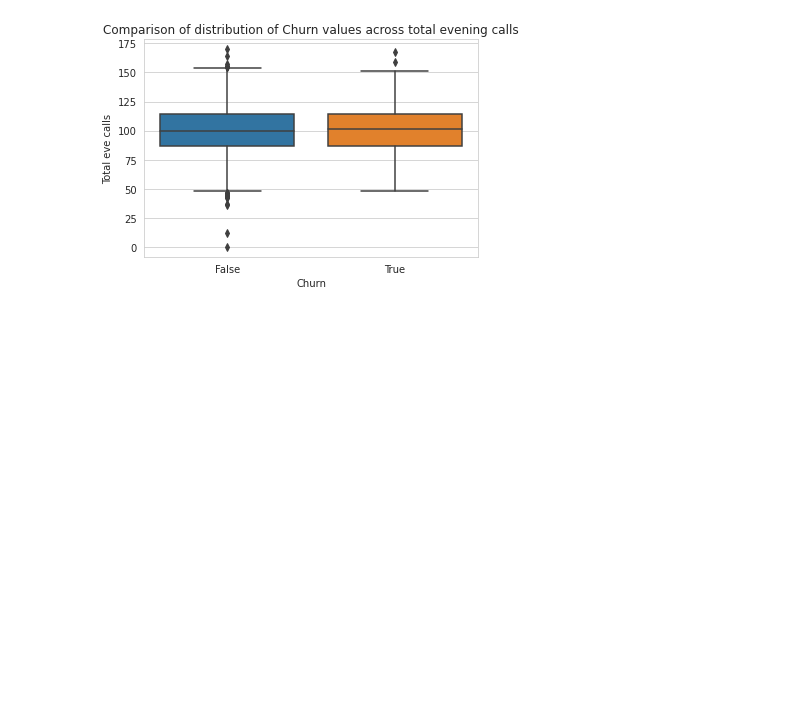
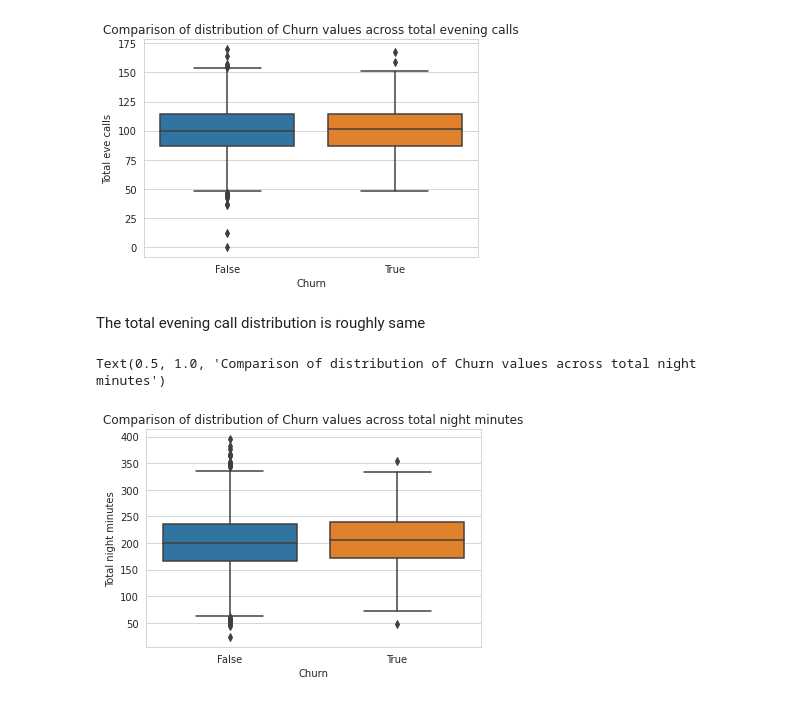
Before and after one commit to ShubhamCDgithub/Telecom-Churn-Analysis, a Jupyter notebook: Telecom_Churn_Analysis_Capstone_Project.ipynb, the cells around one changed output. Drawn from its saved outputs; the diff is of its cells as text; code cells hidden in the pictures; blank space fills up the shorter version.

```diff
--- a/Telecom_Churn_Analysis_Capstone_Project.ipynb
+++ b/Telecom_Churn_Analysis_Capstone_Project.ipynb
@@ -472,3 +472,13 @@ sns.boxplot(x = 'Churn', y = 'Total eve calls', data =df).set_title('Comparison
 # %% [output]
 Text(0.5, 1.0, 'Comparison of distribution of Churn values across total evening calls')
 [figure]
+# %% [markdown]
+The total evening call distribution is roughly same
+# %%
+# Total night minutes of call
+sns.set_style("whitegrid")
+
+sns.boxplot(x = 'Churn', y = 'Total night minutes', data =df).set_title('Comparison of distribution of Churn values across total night minutes')
+# %% [output]
+Text(0.5, 1.0, 'Comparison of distribution of Churn values across total night minutes')
+[figure, added]
```
Also changed, not shown: parts of 8 cells of this notebook.
